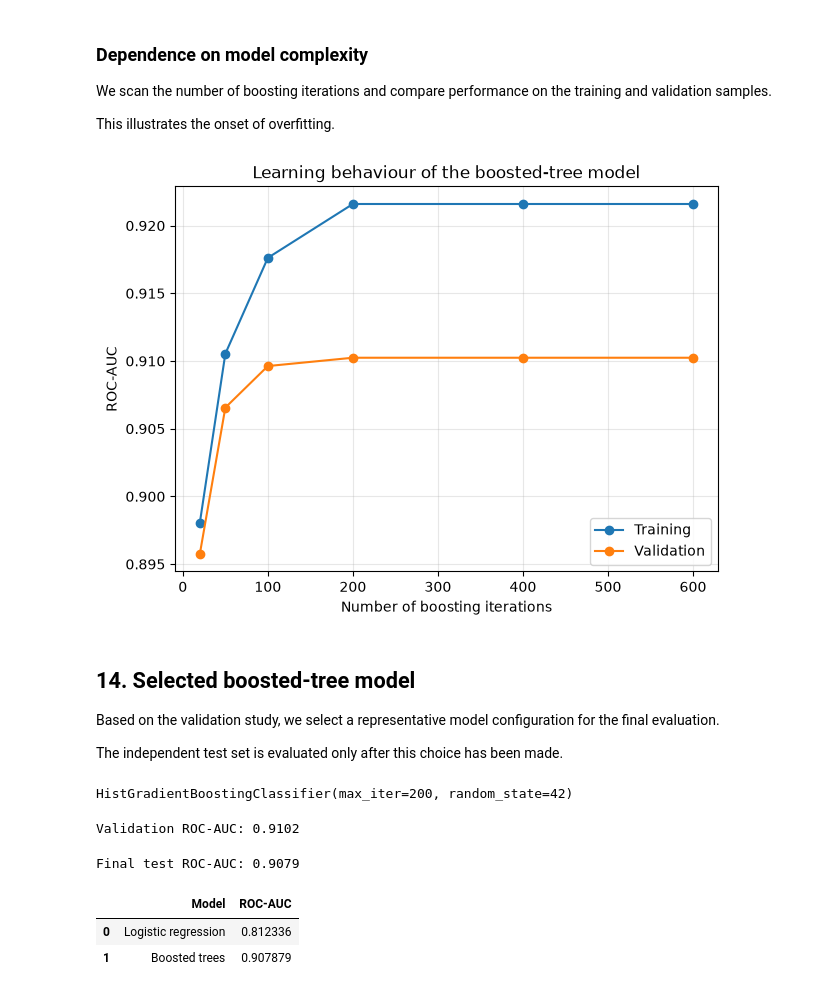
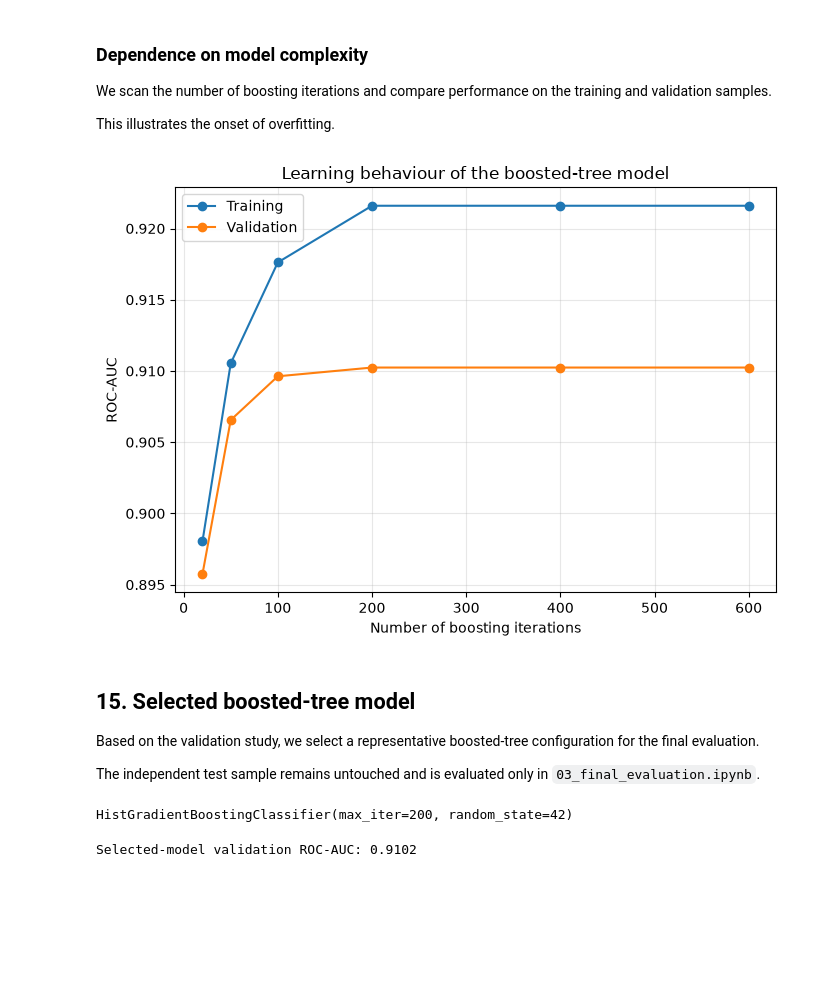
Before and after one commit to nicobenincasa/higgs_ml, a Jupyter notebook: notebooks/01_exploration.ipynb, the cells around one changed output. Cells and saved outputs as stored; diff of their text form; code cells hidden in the pictures; blank space fills up the shorter version.

Commit message:
Finalize model evaluation and figures

```diff
--- a/notebooks/01_exploration.ipynb
+++ b/notebooks/01_exploration.ipynb
@@ -522,16 +547,3 @@ sample and a validation sample.
 
 The validation sample is used to study how model complexity affects
 generalization.
-# %%
-#We can create validation data from X_train
-X_train_model, X_val, y_train_model, y_val = train_test_split(
-    X_train,
-    y_train,
-    test_size=0.2,
-    random_state=42,
-    stratify=y_train,
-)
-
-print("Training:", X_train_model.shape)
-print("Validation:", X_val.shape)
-print("Test:", X_test.shape)
@@ -551,7 +559,7 @@ model_small = HistGradientBoostingClassifier(
     random_state=42,
 )
 
-model_small.fit(X_train_model, y_train_model)
+model_small.fit(X_train, y_train)
 # %% [output]
 HistGradientBoostingClassifier(max_leaf_nodes=15, random_state=42)
 # %%
@@ -582,7 +590,7 @@ model_complex = HistGradientBoostingClassifier(
     random_state=42,
 )
 
-model_complex.fit(X_train_model, y_train_model)
+model_complex.fit(X_train, y_train)
 # %% [output]
 HistGradientBoostingClassifier(max_iter=500, max_leaf_nodes=127,
                                random_state=42)
@@ -619,45 +627,55 @@ for n in iterations:
         random_state=42,
     )
 
-    model.fit(X_train_model, y_train_model)
+    model.fit(X_train, y_train)
 
-    train_pred = model.predict_proba(X_train_model)[:, 1]
+    train_pred = model.predict_proba(X_train)[:, 1]
     val_pred = model.predict_proba(X_val)[:, 1]
 
-    train_auc_values.append(roc_auc_score(y_train_model, train_pred))
+    train_auc_values.append(roc_auc_score(y_train, train_pred))
     val_auc_values.append(roc_auc_score(y_val, val_pred))
 # %%
 plt.figure(figsize=(7, 5))
 
 plt.plot(
     iterations,
     train_auc_values,
     marker="o",
     label="Training",
 )
 
 plt.plot(
     iterations,
     val_auc_values,
     marker="o",
     label="Validation",
 )
 
 plt.xlabel("Number of boosting iterations")
 plt.ylabel("ROC-AUC")
 plt.title("Learning behaviour of the boosted-tree model")
 plt.legend()
 plt.grid(alpha=0.3)
+
+plt.tight_layout()
+
+plt.savefig(
+    "../figures/boosting_validation.png",
+    dpi=300,
+    bbox_inches="tight",
+)
+
 plt.show()
 # %% [output]
-[figure, old version]
+[figure, new version]
 # %% [markdown]
-## 14. Selected boosted-tree model
+## 15. Selected boosted-tree model
 
-Based on the validation study, we select a representative model
+Based on the validation study, we select a representative boosted-tree
 configuration for the final evaluation.
 
-The independent test set is evaluated only after this choice has been made.
+The independent test sample remains untouched and is evaluated only in
+`03_final_evaluation.ipynb`.
 # %%
 final_tree = HistGradientBoostingClassifier(
     max_iter=200,
@@ -673,30 +691,6 @@ HistGradientBoostingClassifier(max_iter=200, random_state=42)
 final_val_score = final_tree.predict_proba(X_val)[:, 1]
 final_val_auc = roc_auc_score(y_val, final_val_score)
 
-print(f"Validation ROC-AUC: {final_val_auc:.4f}")
+print(f"Selected-model validation ROC-AUC: {final_val_auc:.4f}")
 # %% [output]
-Validation ROC-AUC: 0.9102
+Selected-model validation ROC-AUC: 0.9102
-# %%
-final_test_score = final_tree.predict_proba(X_test)[:, 1]
-final_test_auc = roc_auc_score(y_test,final_test_score)
-
-print(f"Final test ROC-AUC: {final_test_auc:.4f}")
-# %% [output]
-Final test ROC-AUC: 0.9079
-# %%
-results = pd.DataFrame({
-    "Model": [
-        "Logistic regression",
-        "Boosted trees",
-    ],
-    "ROC-AUC": [
-        logistic_auc,
-        final_test_auc,
-    ],
-})
-
-results
-# %% [output]
-|  | Model | ROC-AUC |
-| 0 | Logistic regression | 0.812336 |
-| 1 | Boosted trees | 0.907879 |
```
Also changed, not shown: parts of 30 cells of this notebook, 6 other files.
